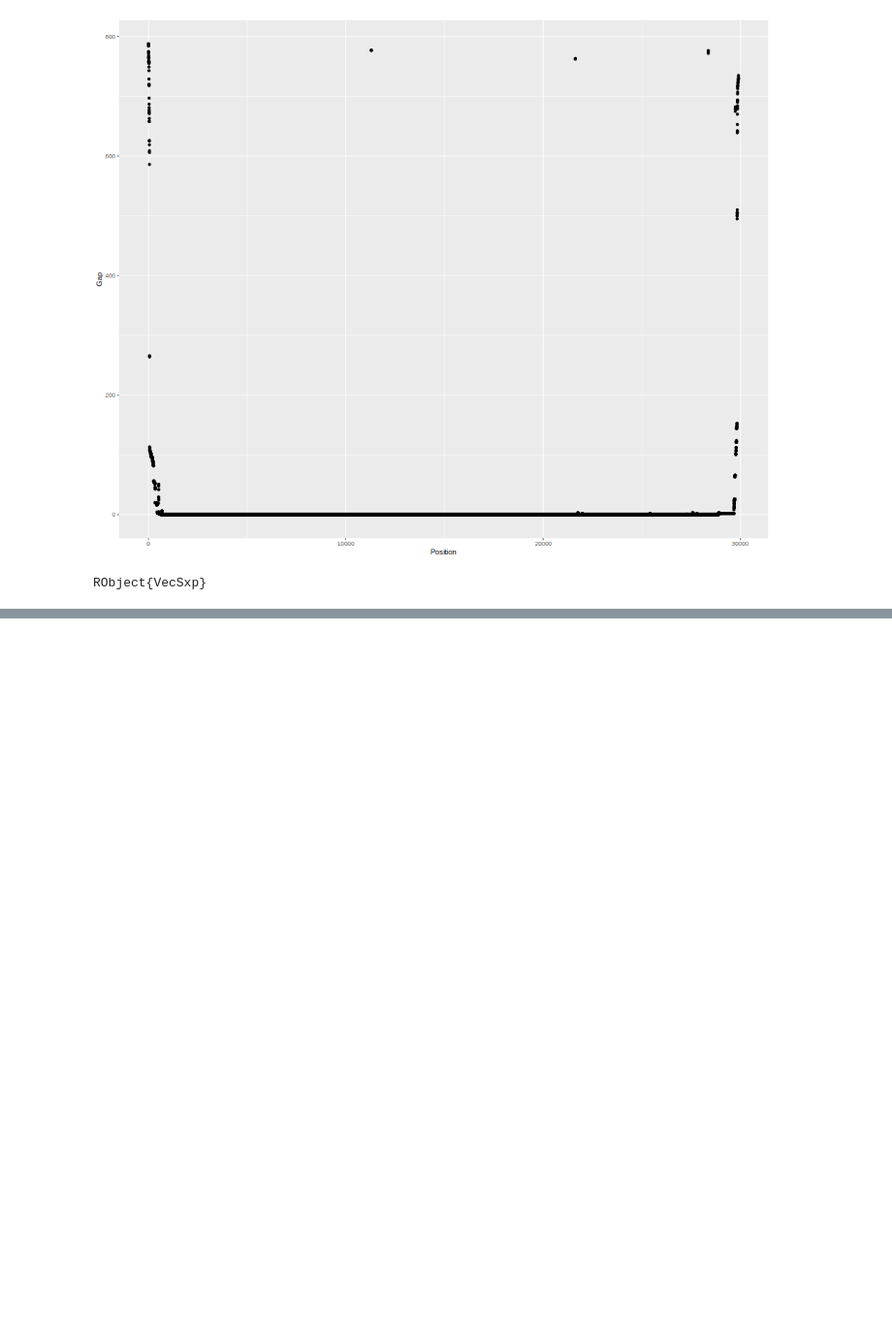
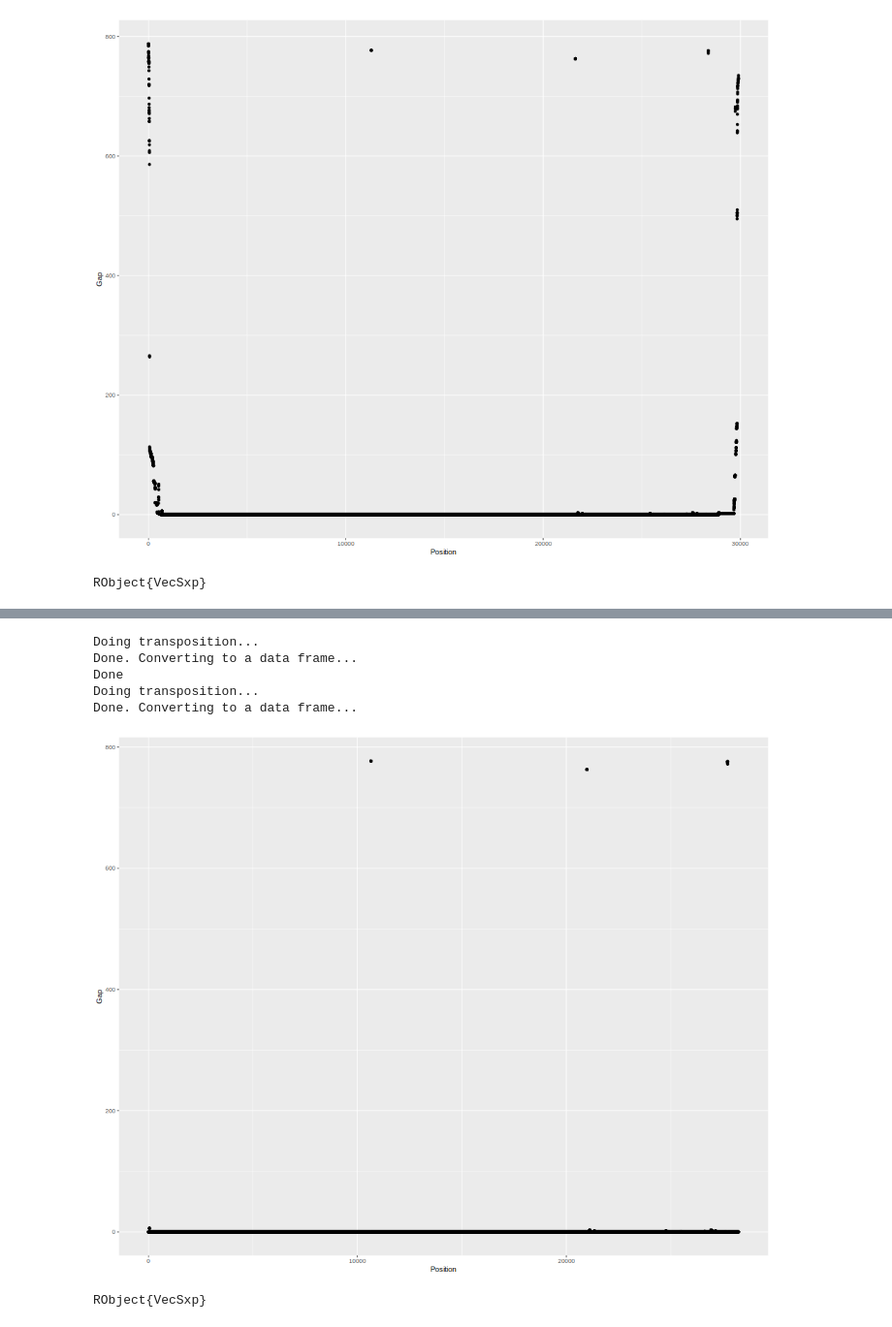
Before and after one commit to GediminasA/JuliaClusterAndTreeTools, a Jupyter notebook: notebooks/test_aln.ipynb, the cells around one changed output, grey strips where cells are left out. Shown at 97% size. Saved outputs shown, nothing was run; the diff lists cells and outputs as text; code cells hidden in the pictures; blank space fills up the shorter version.

```diff
--- a/notebooks/test_aln.ipynb
+++ b/notebooks/test_aln.ipynb
@@ -15 +27,6 @@ using JuliaClusterAndTreeTools
   Activating project at `/mnt/raid/covid-phylogeny/scripts/julia_modules/JuliaClusterAndTreeTools`
+# %%
+in_file_name = "/mnt/raid/covid-phylogeny/audines11/rez/lineages/BA.2/alignment_nextclade_1000.fasta.gz"
+keepPositionsFraction = 0.8
+output_file_name = "/mnt/raid/covid-phylogeny/audines11/rez/lineages/BA.2/alignment_nextclade_1000_filtered.fasta.gz"
+columns_with_excess_N = "/mnt/raid/covid-phylogeny/audines11/rez/lineages/BA.2/alignment_nextclade_1000_filtered_skiped_rows.txt"
@@ -16,4 +35,6 @@ using JuliaClusterAndTreeTools
 # %%
-aln = JuliaClusterAndTreeTools.Alignment("/mnt/raid/covid-phylogeny/audines11/rez/lineages/BA.2/alignment_nextclade_1000.fasta.gz")
+aln = JuliaClusterAndTreeTools.Alignment(in_file_name)
+#aln = JuliaClusterAndTreeTools.Alignment("/mnt/raid/covid-phylogeny/audines11/rez/lineages/BA.2/alignment_nextclade.fasta.gz")
+print("Alignment parsed")
 # %% [output]
 Reading aligment /mnt/raid/covid-phylogeny/audines11/rez/lineages/BA.2/alignment_nextclade_1000.fasta.gz
@@ -215,0 +111,17 @@ outd
+# %%
+dc = JuliaClusterAndTreeTools.get_statistics_on_Gaps_Ns_collumnwise(aln)
+dr = JuliaClusterAndTreeTools.get_statistics_on_Gaps_Ns_rowwise(aln)
+@rput dc
+RCall.rcall_p(:options, rcalljl_options=Dict(:width => 1000, :height => 800))
+R"""
+p <- ggplot(data=dc) + geom_point(aes(x=Position,y=Gap))
+p
+"""
+# %% [output]
+Doing transposition...
+Done. Converting to a data frame...
+Done
+Doing transposition...
+Done. Converting to a data frame...
+[figure, added]
+RObject{VecSxp}
```
Also changed, not shown: parts of 26 cells of this notebook, 3 other files.
